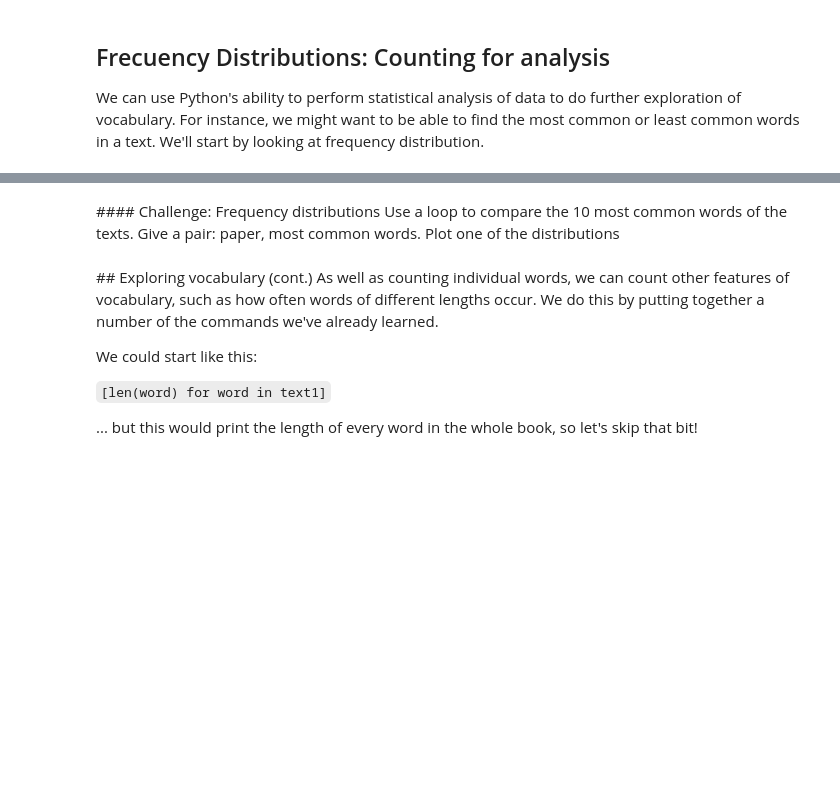
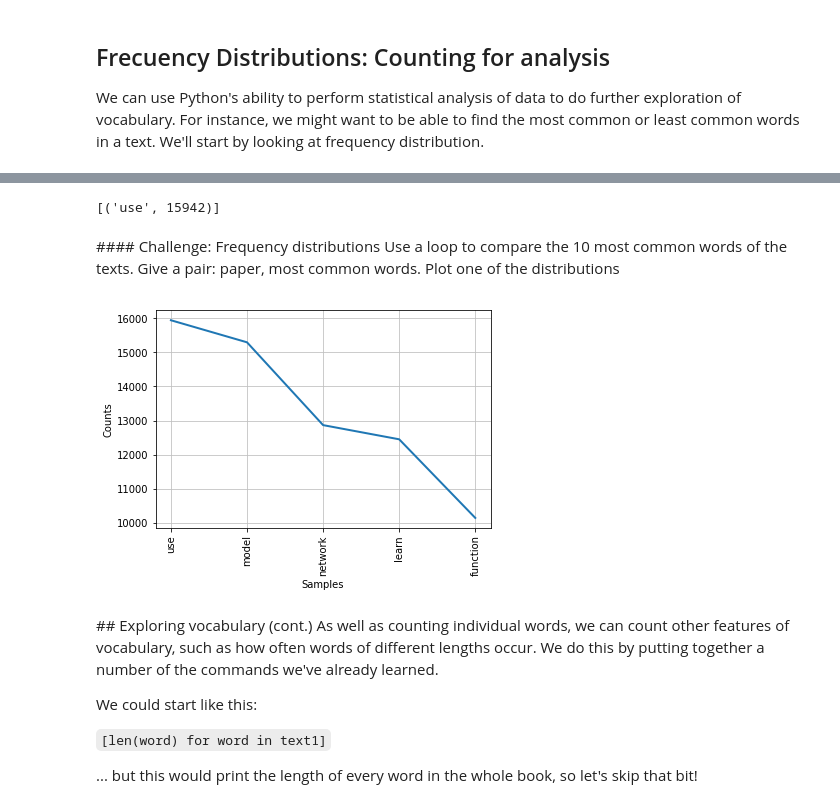
Before and after one commit to danielgil1/Intro-NLTK-2019-Apr, a Jupyter notebook: Introduction to NLTK-Workbook.ipynb, the cells around one changed output, grey strips where cells are left out. Drawn from its saved outputs; the diff is of its cells as text; code cells hidden in the pictures; blank space fills up the shorter version.

```diff
--- a/Introduction to NLTK-Workbook.ipynb
+++ b/Introduction to NLTK-Workbook.ipynb
@@ -450,3 +667,5 @@ fdist1.most_common(1)
 # %%
-fdist1=...vocab()
+fdist1=text.vocab()
 fdist1.most_common(1)
+# %% [output]
+[('use', 15942)]
@@ -455,6 +672,10 @@ type(text3)
 # %% [markdown]
 #### Challenge: Frequency distributions
 Use a loop to compare the 10 most common words of the texts. Give a pair: paper, most common words. Plot one of the distributions
+# %%
+fdist1.plot(5)
+# %% [output]
+[figure, added]
 # %% [markdown]
 ## Exploring vocabulary (cont.)
 As well as counting individual words, we can count other features of vocabulary, such as how often words of different lengths occur. We do this by putting together a number of the commands we've already learned.
```
Also changed, not shown: parts of 105 cells of this notebook.
